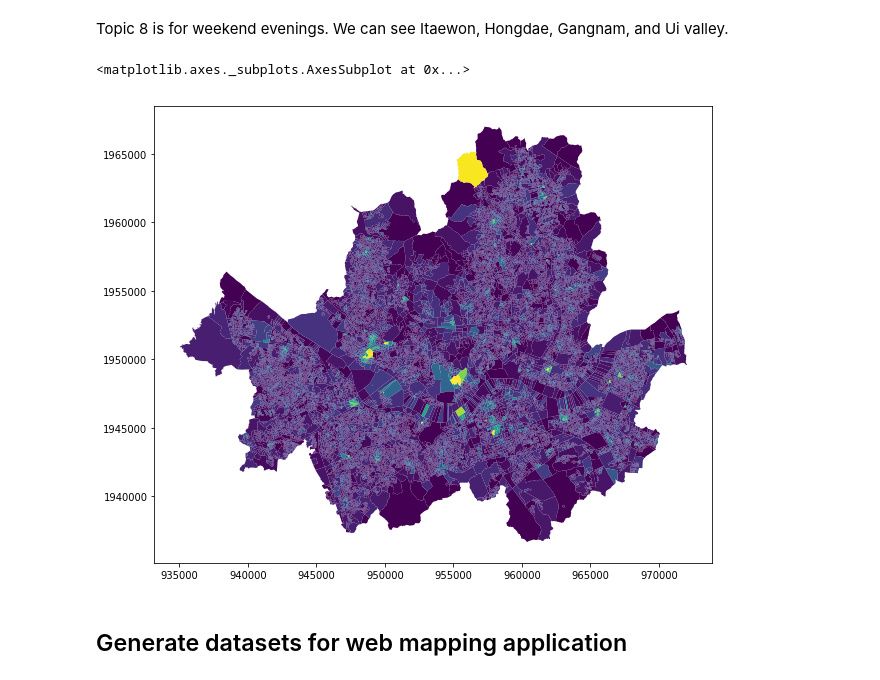
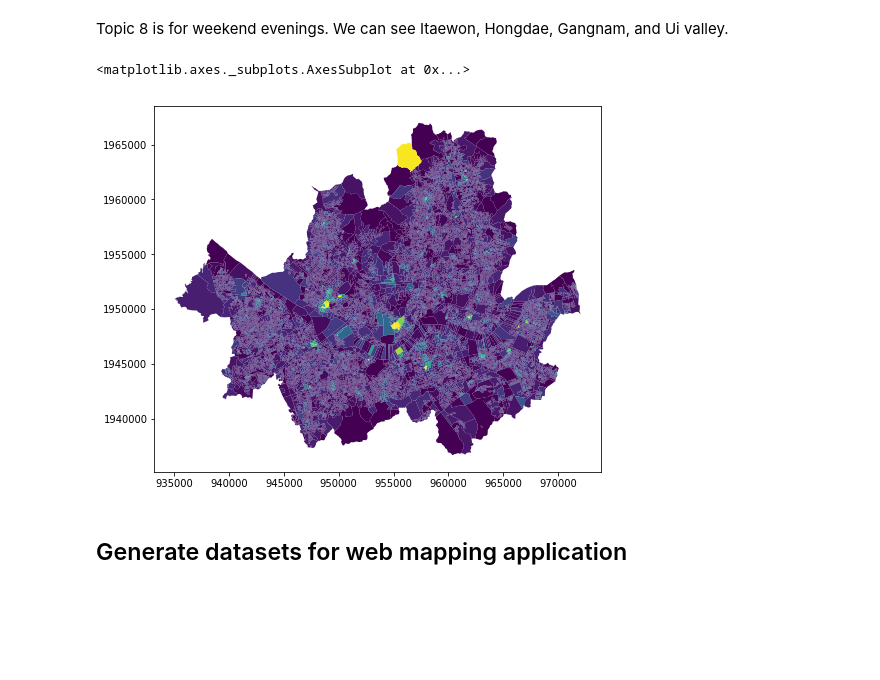
Before and after one commit to yonghah/urban-activity-topics, a Jupyter notebook: notebooks/UrbanActivityTopics.ipynb, the cells around one changed output. Cells and saved outputs as stored; diff of their text form; code cells hidden in the pictures; blank space fills up the shorter version.

```diff
--- a/notebooks/UrbanActivityTopics.ipynb
+++ b/notebooks/UrbanActivityTopics.ipynb
@@ -219,10 +219,10 @@ Topic 8 is for weekend evenings. We can see Itaewon, Hongdae, Gangnam, and Ui va
 # %%
 df_map.plot(column='topic_8',
             vmax=max(df_map['topic_8'])*0.7, # for contrast
-            figsize=(10,10))
+            figsize=(8,8))
 # %% [output]
 <matplotlib.axes._subplots.AxesSubplot at 0x...>
-[figure, old version]
+[figure, new version]
 # %% [markdown]
 ## Generate datasets for web mapping application
 # %% [markdown]
```
Also changed, not shown: parts of 2 cells of this notebook.
